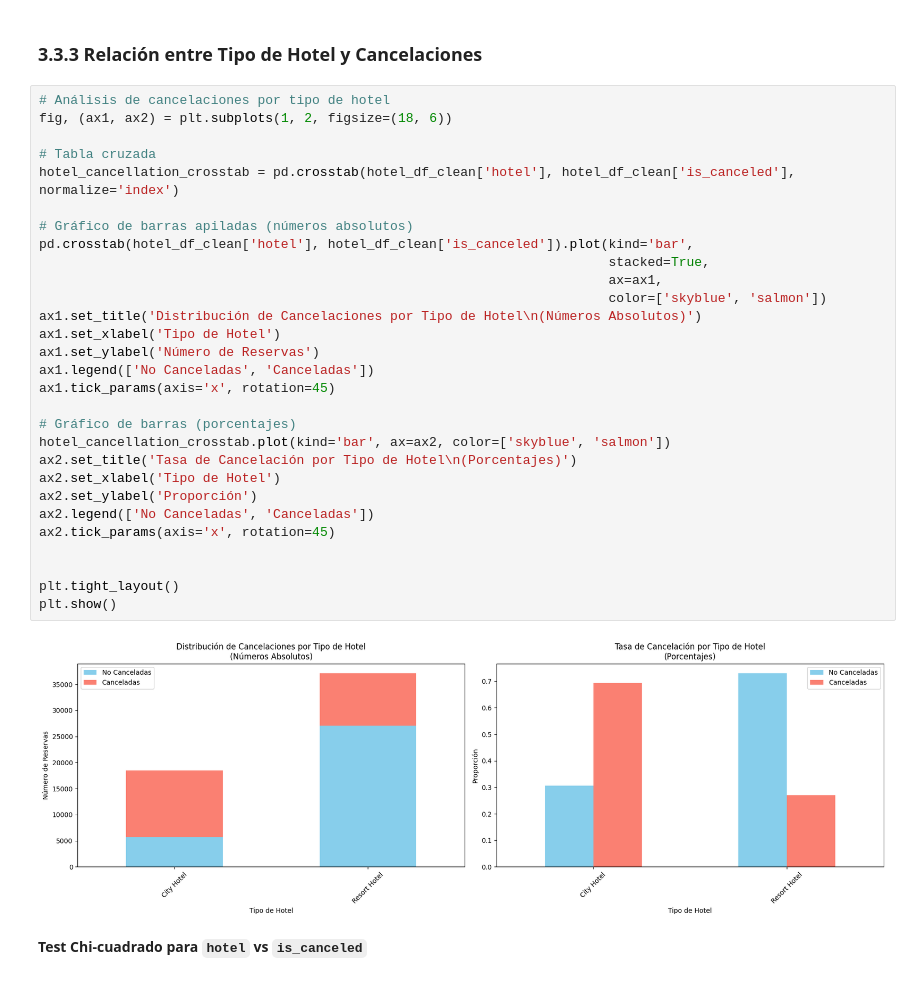
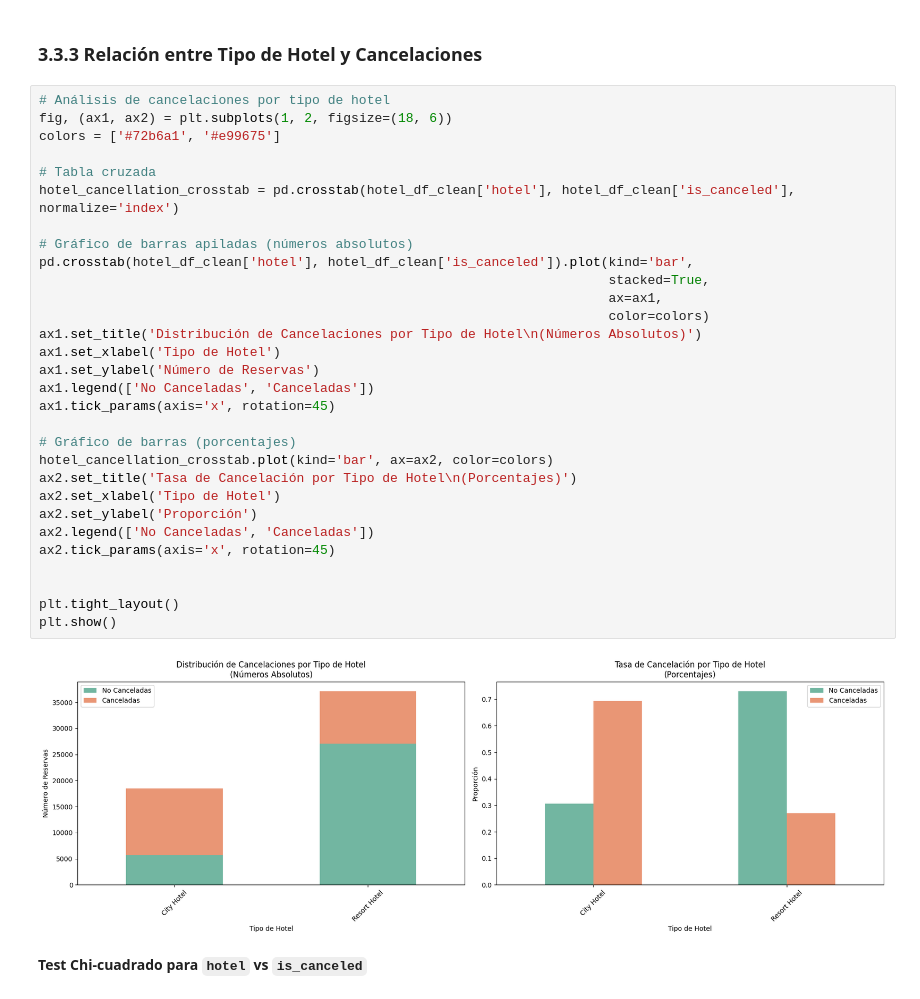
Before and after one commit to maperezp/Taller1-CDA, a Jupyter notebook: Taller1.ipynb, the cells around one changed output. Cells and saved outputs as stored; diff of their text form.

```diff
--- a/Taller1.ipynb
+++ b/Taller1.ipynb
@@ -718,34 +759,35 @@ La prueba T-test confirma que el **tiempo de anticipación (`lead_time`) es un f
 # %%
 # Análisis de cancelaciones por tipo de hotel
 fig, (ax1, ax2) = plt.subplots(1, 2, figsize=(18, 6))
+colors = ['#72b6a1', '#e99675']
 
 # Tabla cruzada
 hotel_cancellation_crosstab = pd.crosstab(hotel_df_clean['hotel'], hotel_df_clean['is_canceled'], normalize='index')
 
 # Gráfico de barras apiladas (números absolutos)
 pd.crosstab(hotel_df_clean['hotel'], hotel_df_clean['is_canceled']).plot(kind='bar',
                                                                          stacked=True,
                                                                          ax=ax1,
-                                                                         color=['skyblue', 'salmon'])
+                                                                         color=colors)
 ax1.set_title('Distribución de Cancelaciones por Tipo de Hotel\n(Números Absolutos)')
 ax1.set_xlabel('Tipo de Hotel')
 ax1.set_ylabel('Número de Reservas')
 ax1.legend(['No Canceladas', 'Canceladas'])
 ax1.tick_params(axis='x', rotation=45)
 
 # Gráfico de barras (porcentajes)
-hotel_cancellation_crosstab.plot(kind='bar', ax=ax2, color=['skyblue', 'salmon'])
+hotel_cancellation_crosstab.plot(kind='bar', ax=ax2, color=colors)
 ax2.set_title('Tasa de Cancelación por Tipo de Hotel\n(Porcentajes)')
 ax2.set_xlabel('Tipo de Hotel')
 ax2.set_ylabel('Proporción')
 ax2.legend(['No Canceladas', 'Canceladas'])
 ax2.tick_params(axis='x', rotation=45)
 
 
 plt.tight_layout()
 plt.show()
 # %% [output]
-[figure, old version]
+[figure, new version]
 # %% [markdown]
 **Test Chi-cuadrado para `hotel` vs `is_canceled`**
 # %%
```
Also changed, not shown: parts of 8 cells of this notebook.
